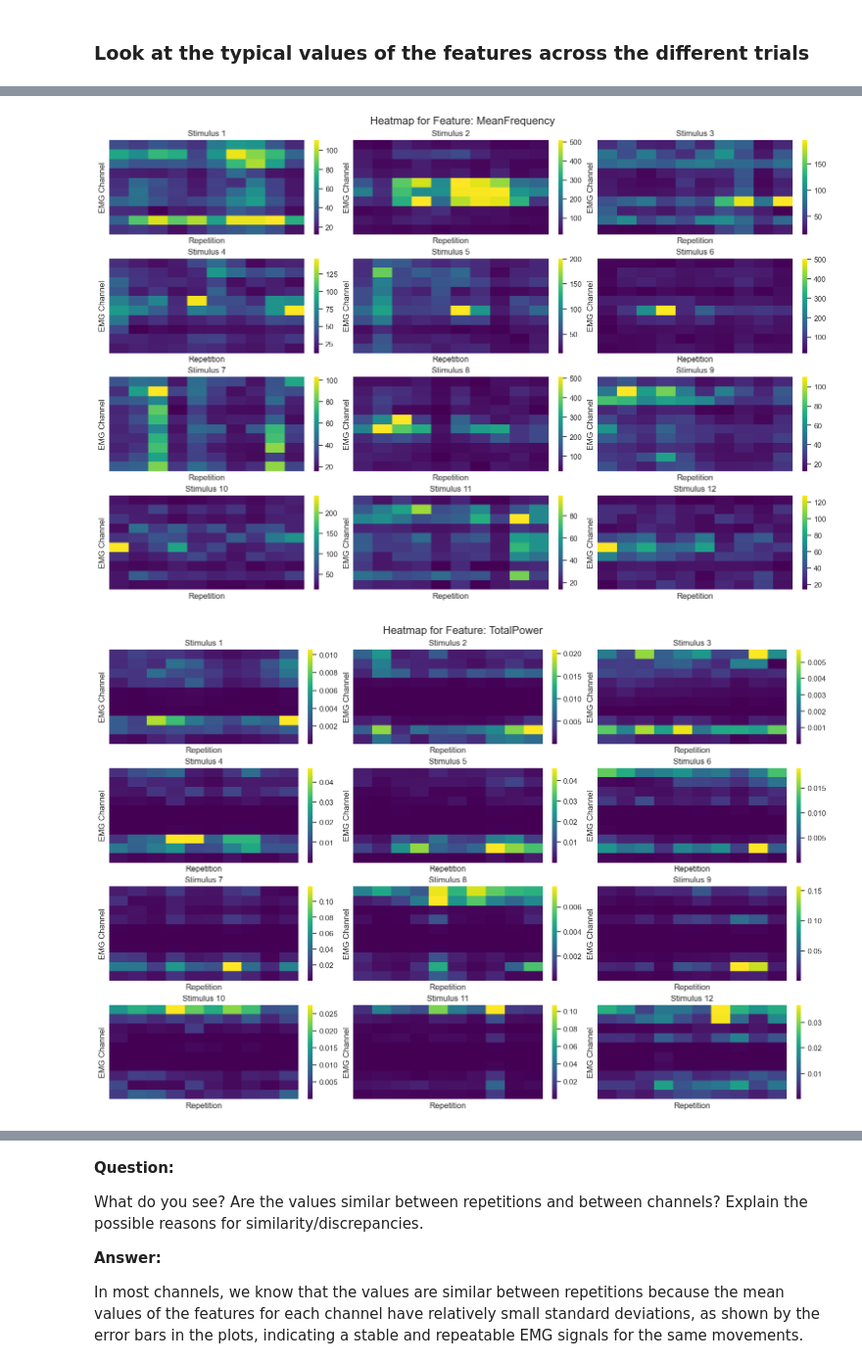
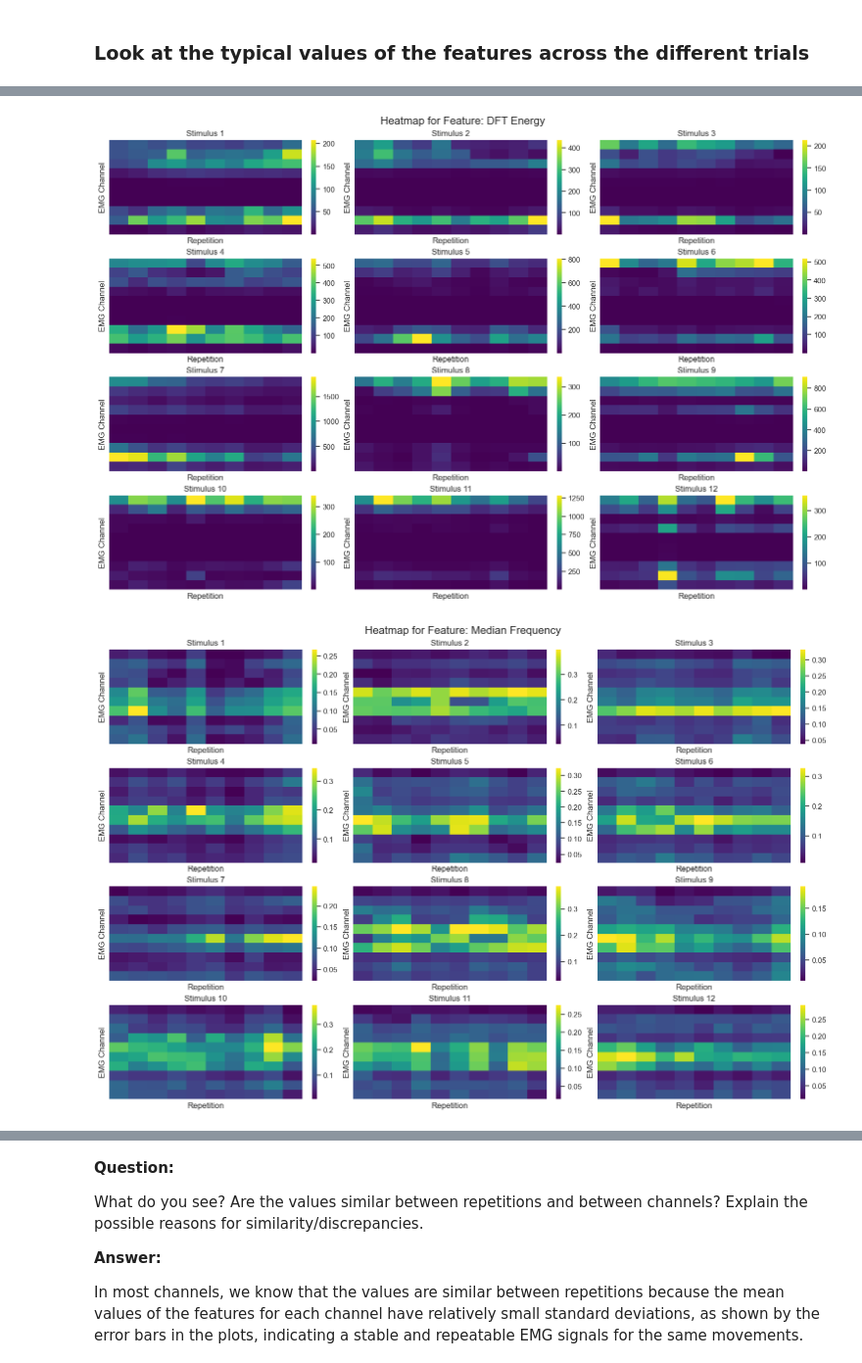
Before and after one commit to MetthewB/NSSP_Project2, a Jupyter notebook: scripts/part1.ipynb, the cells around one changed output, grey strips where cells are left out. Shown at 98% size. Saved outputs shown, nothing was run; the diff lists cells and outputs as text; code cells hidden in the pictures.

```diff
--- a/scripts/part1.ipynb
+++ b/scripts/part1.ipynb
@@ -69,0 +32,5 @@ dict_keys(['__header__', '__version__', '__globals__', 'subject', 'exercise', 's
+# %%
+base_zip_path = '../data/'
+extraction_dir = '../data/'
+subject_num = 2
+emg, stimulus, repetition = extract_and_load_mat_files(base_zip_path, extraction_dir, subject_num)
@@ -228,0 +193,17 @@ emg_envelopes = convolve1d(emg_rectified, weights=mov_mean_weights, axis=0) # co
+# %%
+# Rectify the signal
+emg_rectified = np.abs(emg_filtered)
+
+# Envelop the signal using a moving average filter
+mov_mean_size = 400
+mov_mean_weights = np.ones(mov_mean_size) / mov_mean_size
+emg_envelopes = convolve1d(emg_rectified, weights=mov_mean_weights, axis=0)
+
+# Plot the envelope of the EMG signal
+fig, ax = plt.subplots(2, 5, figsize=(12, 6), constrained_layout=True, sharex=True, sharey=True)
+ax = ax.ravel()
+for channel_idx in range(n_channels):
+    ax[channel_idx].plot(emg_envelopes[:, channel_idx], color=colors(channel_idx))
+    ax[channel_idx].set_title(f'Channel {channel_idx + 1}')
+plt.suptitle("Envelopes of the EMG signal")
+plt.show()
@@ -277,7 +260,7 @@ dataset, labels = build_dataset_from_ninapro(
     emg=emg,
     stimulus=stimulus,
     repetition=repetition,
-    features=[mav, std, maxav, rms, wl, ssc, mean_frequency, total_power],
+    features=[mav, std, maxav, rms, wl, ssc, dft_energy, median_frequency],
 )
 
 print(f"Dataset dimension: {dataset.shape}")
@@ -334,7 +317,7 @@ n_feature_types = n_features // n_channels  # Number of feature types
 reshaped_dataset = dataset.reshape(n_trials, n_channels, n_feature_types)
 
 # Generate feature names
-feature_names = ["MAV", "STD", "MaxAV", "RMS", "WL", "SSC", "MeanFrequency", "TotalPower"]
+feature_names = ['MAV', 'STD', 'MaxAV', 'RMS', 'WL', 'SSC', 'DFT Energy', 'Median Frequency']
 
 # Plot heatmaps for each feature across stimuli
 for feature_idx, feature_name in enumerate(feature_names):
@@ -373,5 +356,5 @@ for feature_idx, feature_name in enumerate(feature_names):
-[figure, old version]
+[figure, new version]
-[figure, old version]
+[figure, new version]
 # %%
 fig, axes = plt.subplots(4, 2, figsize=(15, 15))
 axes = axes.flatten()  # Flatten the 2D array of axes to make indexing easier
```
Also changed, not shown: parts of 42 cells of this notebook, 1 other file.
